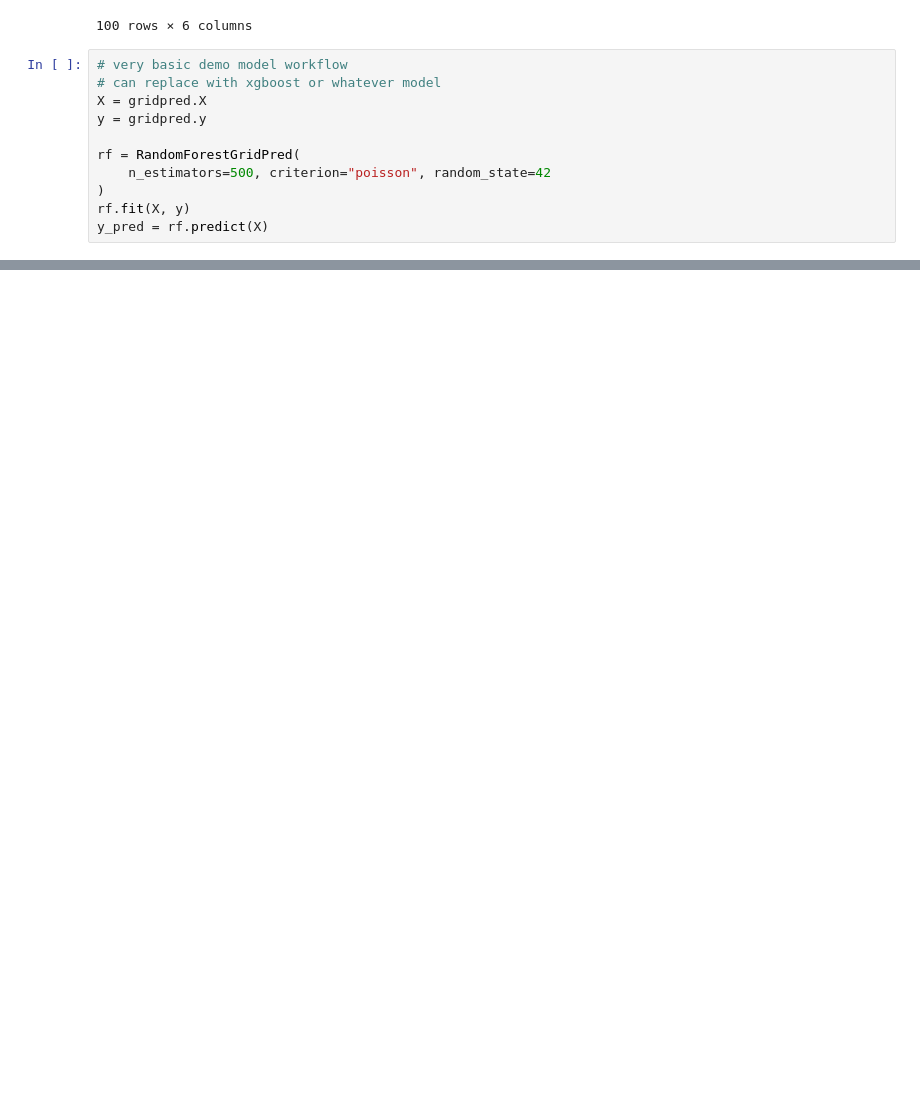
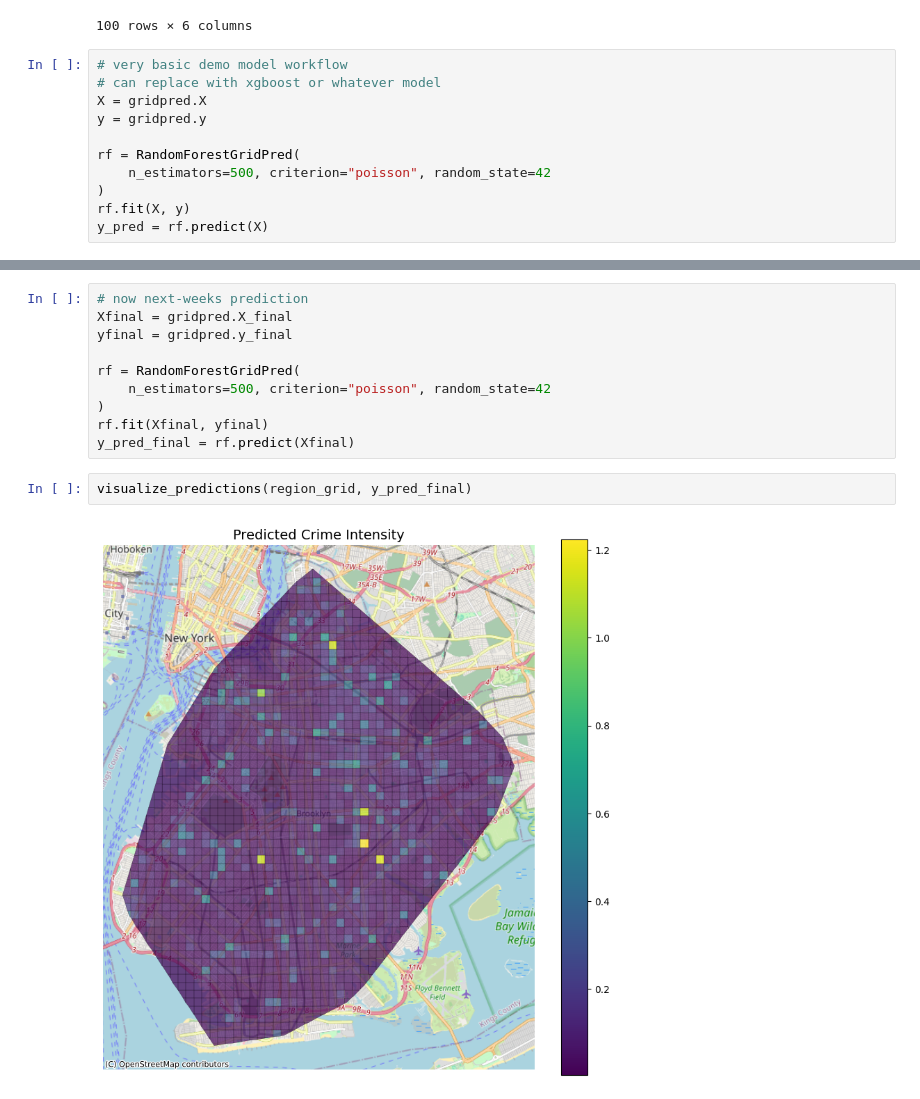
Before and after one commit to routineactivity/GridPred_ForkGISPRO, a Jupyter notebook: notebooks/nyc_crashes.ipynb, the cells around one changed output, grey strips where cells are left out. Saved outputs shown, nothing was run; the diff lists cells and outputs as text; blank space fills up the shorter version.

```diff
--- a/notebooks/nyc_crashes.ipynb
+++ b/notebooks/nyc_crashes.ipynb
@@ -175,0 +173,14 @@ print(
+# %%
+# now next-weeks prediction
+Xfinal = gridpred.X_final
+yfinal = gridpred.y_final
+
+rf = RandomForestGridPred(
+    n_estimators=500, criterion="poisson", random_state=42
+)
+rf.fit(Xfinal, yfinal)
+y_pred_final = rf.predict(Xfinal)
+# %%
+visualize_predictions(region_grid, y_pred_final)
+# %% [output]
+[figure, added]
```
Also changed, not shown: parts of 7 cells of this notebook, 2 other files.
